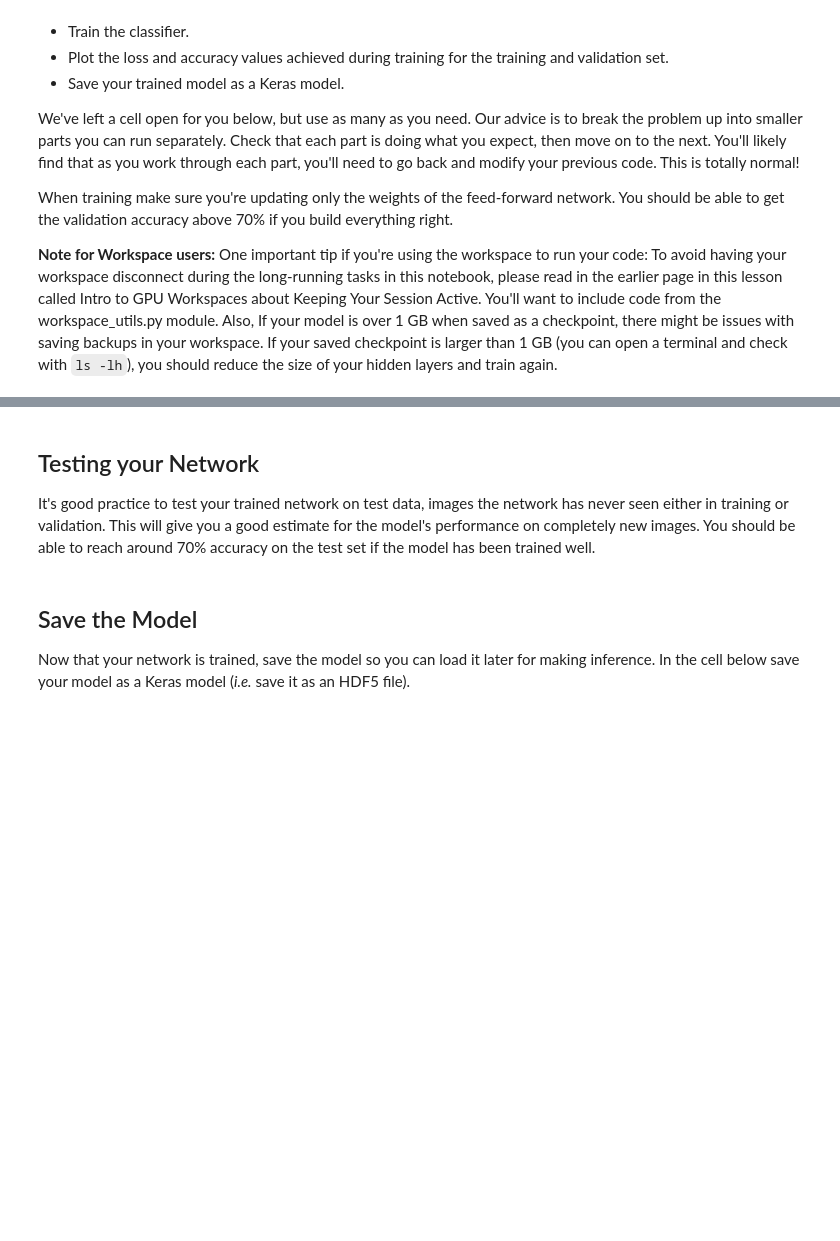
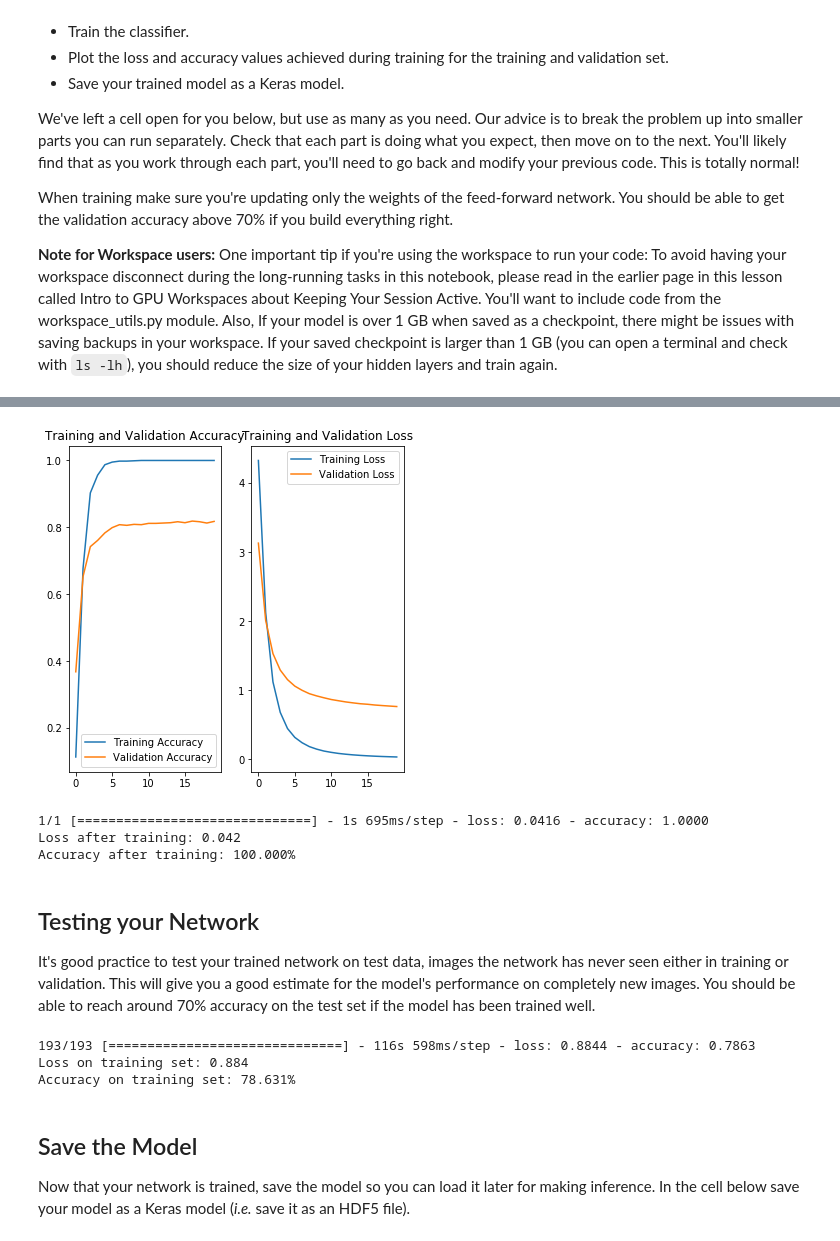
Before and after one commit to AmandaWorker/Flower-Image-Classifier, a Jupyter notebook: Project_Image_Classifier_Project.ipynb, the cells around one changed output, grey strips where cells are left out. Drawn from its saved outputs; the diff is of its cells as text; code cells hidden in the pictures; blank space fills up the shorter version.

Commit message:
Create and train the neural network

```diff
--- a/Project_Image_Classifier_Project.ipynb
+++ b/Project_Image_Classifier_Project.ipynb
@@ -306,0 +313,12 @@ When training make sure you're updating only the weights of the feed-forward net
+# %%
+# Compile the model
+model.compile(optimizer='adam',
+             loss='sparse_categorical_crossentropy',
+             metrics=['accuracy'])
+
+# Print accuracy and loss before training the model
+for image_batch, label_batch in training_batches.take(1):
+    loss, accuracy = model.evaluate(image_batch, label_batch)
+
+print("Loss before training: {:,.3f}" .format(loss))
+print("Accuracy before training: {:,.3%}" .format(accuracy))
@@ -306,0 +329,9 @@ When training make sure you're updating only the weights of the feed-forward net
+# %%
+# Train the model
+EPOCHS = 20
+early_stopping = tf.keras.callbacks.EarlyStopping(monitor='val_loss', patience=5)
+
+history = model.fit(training_batches,
+                    epochs = EPOCHS,
+                    validation_data=validation_batches,
+                    callbacks=[early_stopping])
@@ -307,9 +356,55 @@ When training make sure you're updating only the weights of the feed-forward net
+# %%
+# TODO: Plot the loss and accuracy values achieved during training for the training and validation set.
+
+training_accuracy = history.history['accuracy']
+val_accuracy = history.history['val_accuracy']
+
+training_loss = history.history['loss']
+val_loss = history.history['val_loss']
+
+epochs_range=range(len(training_accuracy))
+
+plt.figure(figsize=(6, 6))
+plt.subplot(1, 2, 1)
+plt.plot(epochs_range, training_accuracy, label='Training Accuracy')
+plt.plot(epochs_range, val_accuracy, label='Validation Accuracy')
+plt.legend(loc='lower right')
+plt.title('Training and Validation Accuracy')
+
+plt.subplot(1, 2, 2)
+plt.plot(epochs_range, training_loss, label='Training Loss')
+plt.plot(epochs_range, val_loss, label='Validation Loss')
+plt.legend(loc='upper right')
+plt.title('Training and Validation Loss')
+plt.show()
+# %% [output]
+[figure, added]
+# %%
+# Print accuracy and loss after training the model
+
+for image_batch, label_batch in training_batches.take(1):
+    loss, accuracy = model.evaluate(image_batch, label_batch)
+
+print("Loss after training: {:,.3f}" .format(loss))
+print("Accuracy after training: {:,.3%}" .format(accuracy))
+# %% [output]
+1/1 [==============================] - 1s 695ms/step - loss: 0.0416 - accuracy: 1.0000
+Loss after training: 0.042
+Accuracy after training: 100.000%
 # %% [markdown]
 ## Testing your Network
 
 It's good practice to test your trained network on test data, images the network has never seen either in training or validation. This will give you a good estimate for the model's performance on completely new images. You should be able to reach around 70% accuracy on the test set if the model has been trained well.
 # %%
 # TODO: Print the loss and accuracy values achieved on the entire test set.
+
+loss, accuracy = model.evaluate(testing_batches)
+print("Loss on training set: {:,.3f}" .format(loss))
+print("Accuracy on training set: {:,.3%}" .format(accuracy))
+# %% [output]
+193/193 [==============================] - 116s 598ms/step - loss: 0.8844 - accuracy: 0.7863
+Loss on training set: 0.884
+Accuracy on training set: 78.631%
 # %% [markdown]
 ## Save the Model
 
```
Also changed, not shown: parts of 17 cells of this notebook.
